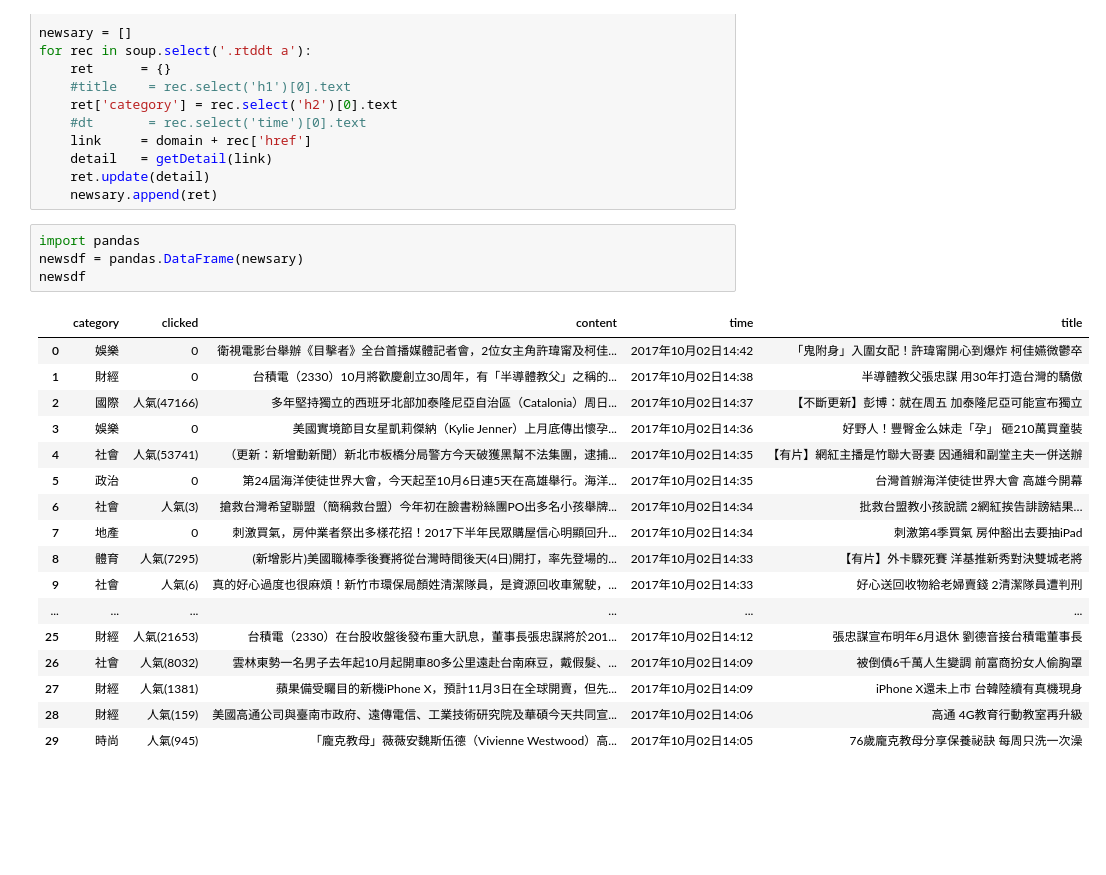
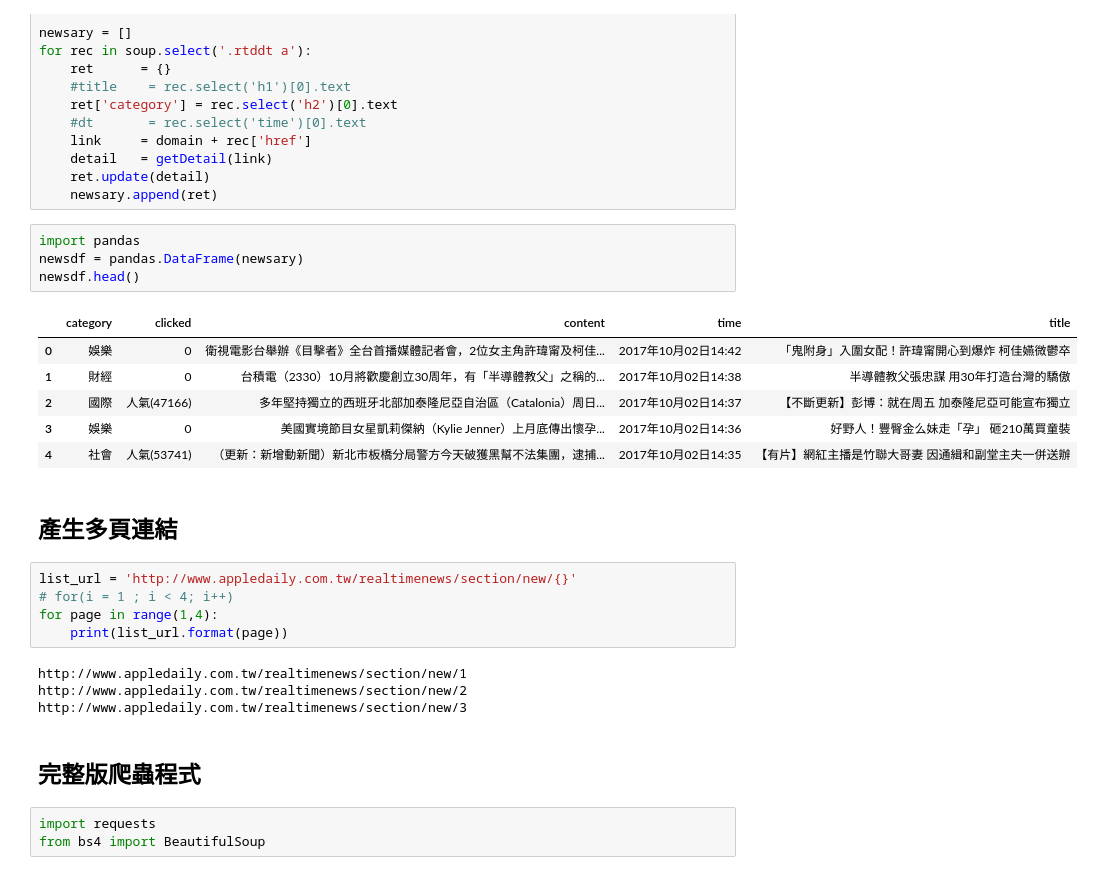
Before and after one commit to ywchiu/pytextmining, a Jupyter notebook: Demo20171002.ipynb, the cells around one changed output. Saved outputs shown, nothing was run; the diff lists cells and outputs as text; blank space fills up the shorter version.

```diff
--- a/Demo20171002.ipynb
+++ b/Demo20171002.ipynb
@@ -333,7 +333,7 @@ for rec in soup.select('.rtddt a'):
 # %%
 import pandas
 newsdf = pandas.DataFrame(newsary)
-newsdf
+newsdf.head()
 # %% [output]
 |  | category | clicked | content | time | title |
 | 0 | 娛樂 | 0 | 衛視電影台舉辦《目擊者》全台首播媒體記者會，2位女主角許瑋甯及柯佳... | 2017年10月02日14:42 | 「鬼附身」入圍女配！許瑋甯開心到爆炸 柯佳嬿微鬱卒 |
@@ -344,11 +344,16 @@ newsdf
-| 5 | 政治 | 0 | 第24屆海洋使徒世界大會，今天起至10月6日連5天在高雄舉行。海洋... | 2017年10月02日14:35 | 台灣首辦海洋使徒世界大會 高雄今開幕 |
-| 6 | 社會 | 人氣(3) | 搶救台灣希望聯盟（簡稱救台盟）今年初在臉書粉絲團PO出多名小孩舉牌... | 2017年10月02日14:34 | 批救台盟教小孩說謊 2網紅挨告誹謗結果… |
-| 7 | 地產 | 0 | 刺激買氣，房仲業者祭出多樣花招！2017下半年民眾購屋信心明顯回升... | 2017年10月02日14:34 | 刺激第4季買氣 房仲豁出去要抽iPad |
-| 8 | 體育 | 人氣(7295) | (新增影片)美國職棒季後賽將從台灣時間後天(4日)開打，率先登場的... | 2017年10月02日14:33 | 【有片】外卡驟死賽 洋基推新秀對決雙城老將 |
-| 9 | 社會 | 人氣(6) | 真的好心過度也很麻煩！新竹市環保局顏姓清潔隊員，是資源回收車駕駛，... | 2017年10月02日14:33 | 好心送回收物給老婦賣錢 2清潔隊員遭判刑 |
-| ... | ... | ... | ... | ... | ... |
-| 25 | 財經 | 人氣(21653) | 台積電（2330）在台股收盤後發布重大訊息，董事長張忠謀將於201... | 2017年10月02日14:12 | 張忠謀宣布明年6月退休 劉德音接台積電董事長 |
-| 26 | 社會 | 人氣(8032) | 雲林東勢一名男子去年起10月起開車80多公里遠赴台南麻豆，戴假髮、... | 2017年10月02日14:09 | 被倒債6千萬人生變調 前富商扮女人偷胸罩 |
-| 27 | 財經 | 人氣(1381) | 蘋果備受矚目的新機iPhone X，預計11月3日在全球開賣，但先... | 2017年10月02日14:09 | iPhone X還未上市 台韓陸續有真機現身 |
-| 28 | 財經 | 人氣(159) | 美國高通公司與臺南市政府、遠傳電信、工業技術研究院及華碩今天共同宣... | 2017年10月02日14:06 | 高通 4G教育行動教室再升級 |
-| 29 | 時尚 | 人氣(945) | 「龐克教母」薇薇安魏斯伍德（Vivienne Westwood）高... | 2017年10月02日14:05 | 76歲龐克教母分享保養祕訣 每周只洗一次澡 |
+# %% [markdown]
+## 產生多頁連結
+# %%
+list_url = 'http://www.appledaily.com.tw/realtimenews/section/new/{}'
+# for(i = 1 ; i < 4; i++)
+for page in range(1,4):
+    print(list_url.format(page))
+# %% [output]
+http://www.appledaily.com.tw/realtimenews/section/new/1
+http://www.appledaily.com.tw/realtimenews/section/new/2
+http://www.appledaily.com.tw/realtimenews/section/new/3
+# %% [markdown]
+## 完整版爬蟲程式
+# %%
+import requests
+from bs4 import BeautifulSoup
```
Also changed, not shown: parts of 23 cells of this notebook, 1 other file.
